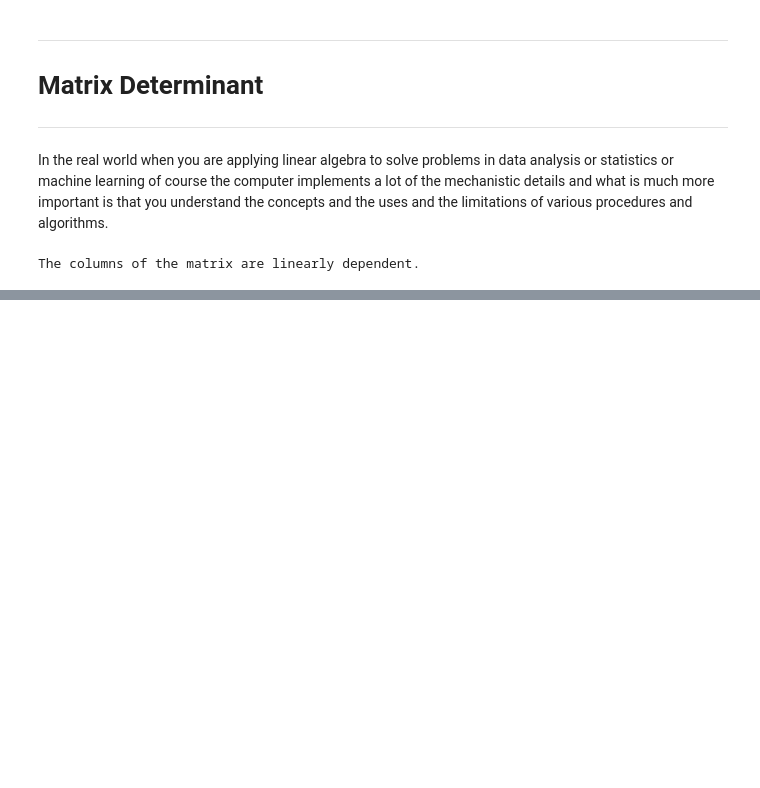
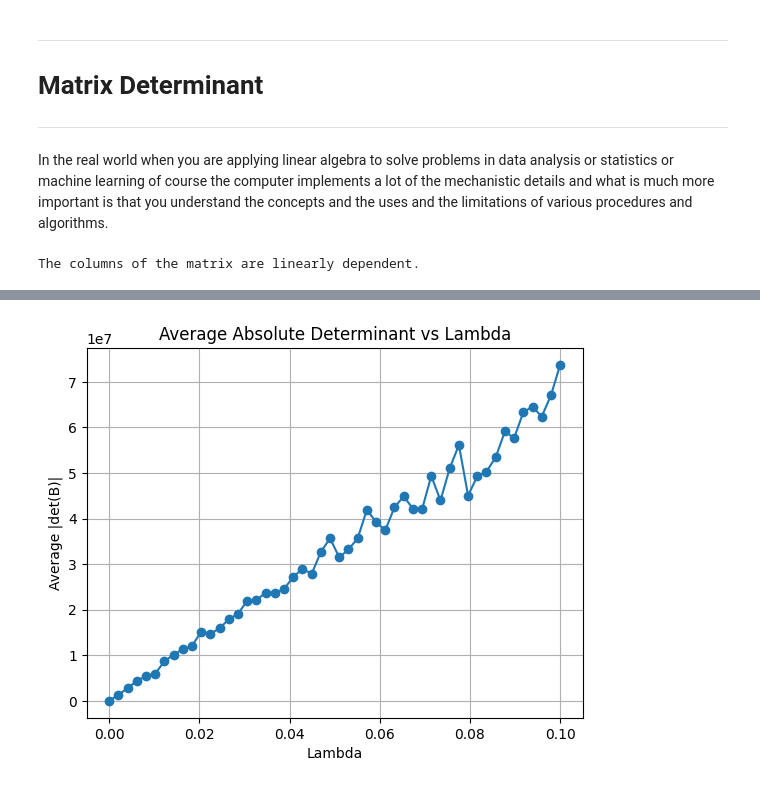
Before and after one commit to SiracencoSerghei/linear_algebra, a Jupyter notebook: 2.6_matrixDet/2.6_1_determinant.ipynb, the cells around one changed output, grey strips where cells are left out. Drawn from its saved outputs; the diff is of its cells as text; code cells hidden in the pictures; blank space fills up the shorter version.

```diff
--- a/2.6_matrixDet/2.6_1_determinant.ipynb
+++ b/2.6_matrixDet/2.6_1_determinant.ipynb
@@ -27,0 +85,20 @@ The columns of the matrix are linearly dependent.
+# %%
+# generate a 6x6 matrix
+# - compute determinant
+# - swap one row, compute det() again
+# - swap two rows, det() againe
+
+A = np.random.randn(6,6)
+print(f'Before row swap: {np.linalg.det(A)}')
+
+As = A[[1,0,2,3,4,5],:]
+print(f'After 1 row swap: {np.linalg.det(As)}')
+
+As_swaped = A[[0,2,1,4,3,5],:]
+print(f'After 2 rows swap: {np.linalg.det(As_swaped)}')
+
+As_swaped = A[[1,0,3,2,4,5],:]
+print(f'After 2 rows swap: {np.linalg.det(As_swaped)}')
+
+As_swaped = A[[1,0,2,4,5,3],:]
+print(f'After 3 rows swap: {np.linalg.det(As_swaped)}')
@@ -27,0 +158,40 @@ The columns of the matrix are linearly dependent.
+# %%
+
+# Parameters
+n = 20           # Size of the matrix (20x20)
+num_trials = 1000  # Number of trials
+lambdas = np.linspace(0, 0.1, 50)  # Range of lambda values to test
+
+# Initialize array to store average determinants
+avg_dets = np.zeros(len(lambdas))
+
+# Loop over lambda values
+for i, lam in enumerate(lambdas):
+    dets = []
+
+    for _ in range(num_trials):
+        # Generate a random 20x20 matrix
+        A = np.random.randn(n, n)
+
+        # Impose linear dependence: make one column a linear combination of others
+        A[:, -1] = np.sum(A[:, :-1], axis=1)
+
+        # Shift the matrix by lam*Identity
+        B = A + lam * np.eye(n)
+
+        # Compute the determinant and take its absolute value
+        det = np.abs(np.linalg.det(B))
+        dets.append(det)
+
+    # Compute the average determinant for this lambda
+    avg_dets[i] = np.mean(dets)
+
+# Plot the results
+plt.plot(lambdas, avg_dets, marker='o')
+plt.xlabel('Lambda')
+plt.ylabel('Average |det(B)|')
+plt.title('Average Absolute Determinant vs Lambda')
+plt.grid(True)
+plt.show()
+# %% [output]
+[figure, added]
```
Also changed, not shown: parts of 15 cells of this notebook.
